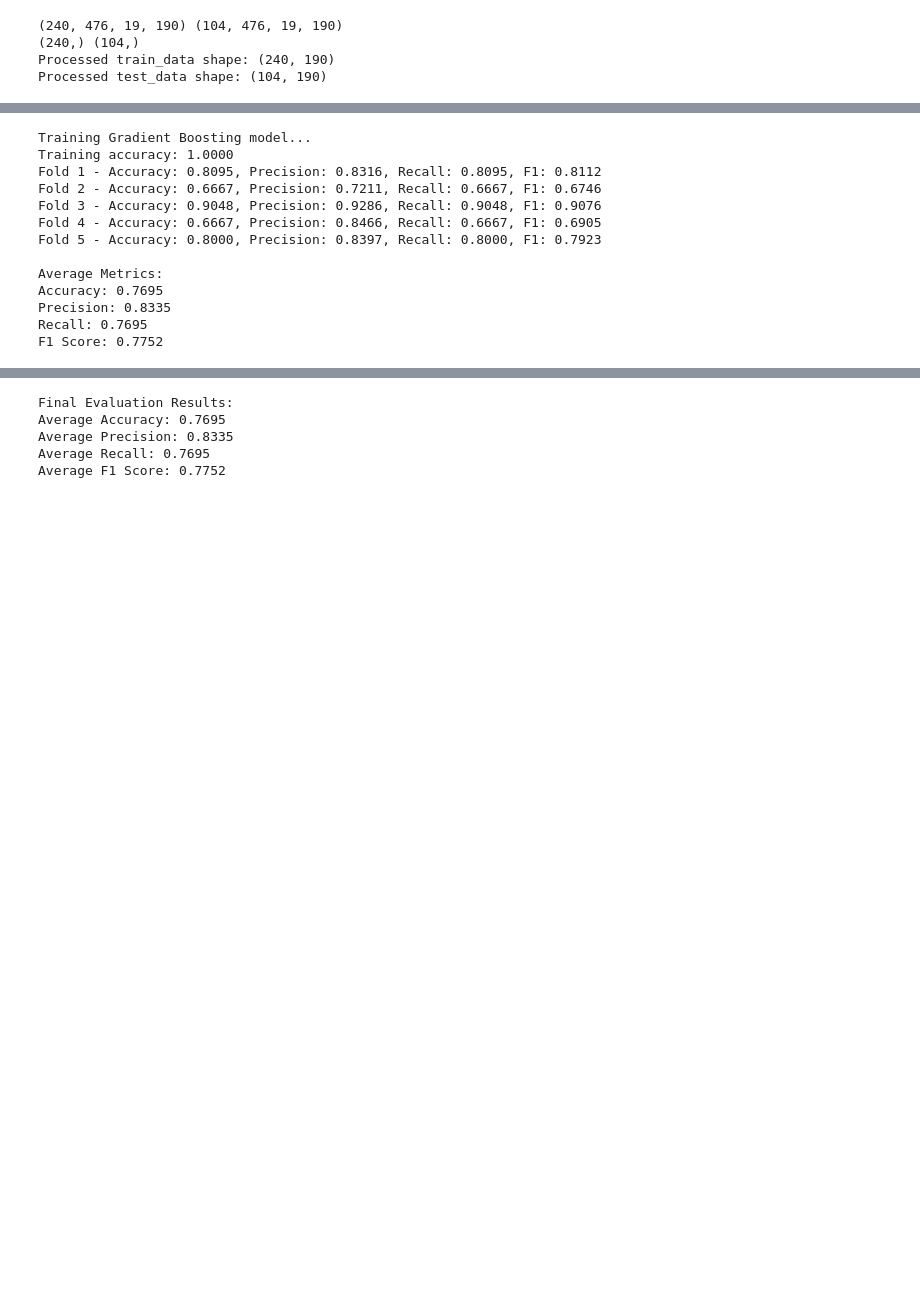
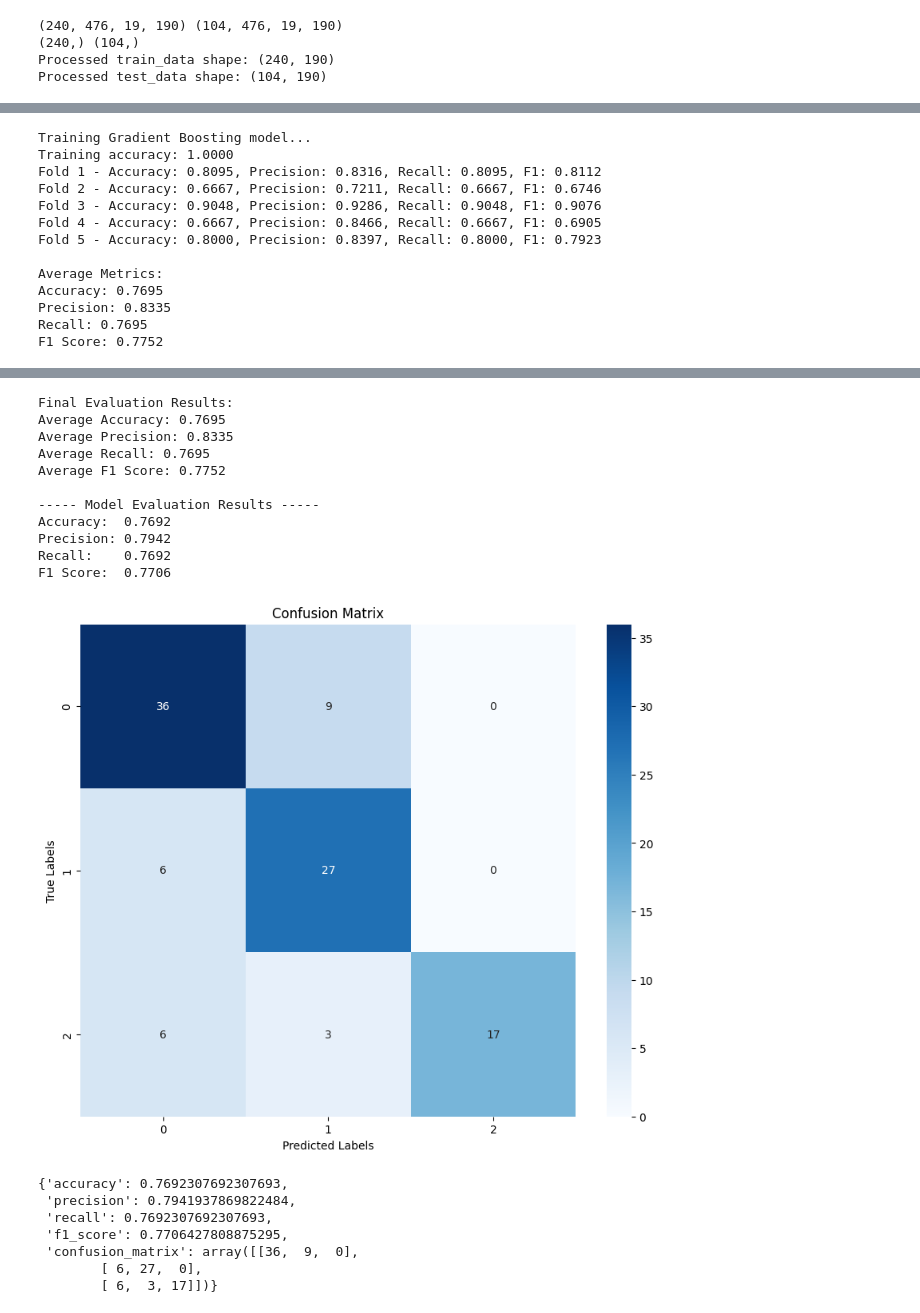
Before and after one commit to terka2610/alz_det_ML, a Jupyter notebook: milestone_2_baselineModel_augmentedData.ipynb, the cells around one changed output, grey strips where cells are left out. Saved outputs shown, nothing was run; the diff lists cells and outputs as text; code cells hidden in the pictures; blank space fills up the shorter version.

```diff
--- a/milestone_2_baselineModel_augmentedData.ipynb
+++ b/milestone_2_baselineModel_augmentedData.ipynb
@@ -1022,31 +626,47 @@ gb_model = EEGGradientBoost(
     max_depth=3,
     subsample=1.0
 )
 gb_model.train(X_train, y_train)
 
-results = evaluate_model(gb_model, X_test, y_test, n_splits=5)
+results = cross_validation(gb_model, X_test, y_test, n_splits=5)
 print(f"\nFinal Evaluation Results:")
 print(f"Average Accuracy: {results['accuracy']:.4f}")
 print(f"Average Precision: {results['precision']:.4f}")
 print(f"Average Recall: {results['recall']:.4f}")
 print(f"Average F1 Score: {results['f1']:.4f}")
+
+evaluate_model(gb_model, X_test, y_test)
 # %% [output]
 Training Gradient Boosting model...
 Training accuracy: 1.0000
 Fold 1 - Accuracy: 0.8095, Precision: 0.8316, Recall: 0.8095, F1: 0.8112
 Fold 2 - Accuracy: 0.6667, Precision: 0.7211, Recall: 0.6667, F1: 0.6746
 Fold 3 - Accuracy: 0.9048, Precision: 0.9286, Recall: 0.9048, F1: 0.9076
 Fold 4 - Accuracy: 0.6667, Precision: 0.8466, Recall: 0.6667, F1: 0.6905
 Fold 5 - Accuracy: 0.8000, Precision: 0.8397, Recall: 0.8000, F1: 0.7923
 
 Average Metrics:
 Accuracy: 0.7695
 Precision: 0.8335
 Recall: 0.7695
 F1 Score: 0.7752
 [figure]
 Final Evaluation Results:
 Average Accuracy: 0.7695
 Average Precision: 0.8335
 Average Recall: 0.7695
 Average F1 Score: 0.7752
+
+----- Model Evaluation Results -----
+Accuracy:  0.7692
+Precision: 0.7942
+Recall:    0.7692
+F1 Score:  0.7706
+[figure, added]
+{'accuracy': 0.7692307692307693,
+ 'precision': 0.7941937869822484,
+ 'recall': 0.7692307692307693,
+ 'f1_score': 0.7706427808875295,
+ 'confusion_matrix': array([[36,  9,  0],
+        [ 6, 27,  0],
+        [ 6,  3, 17]])}
```
Also changed, not shown: parts of 9 cells of this notebook.
